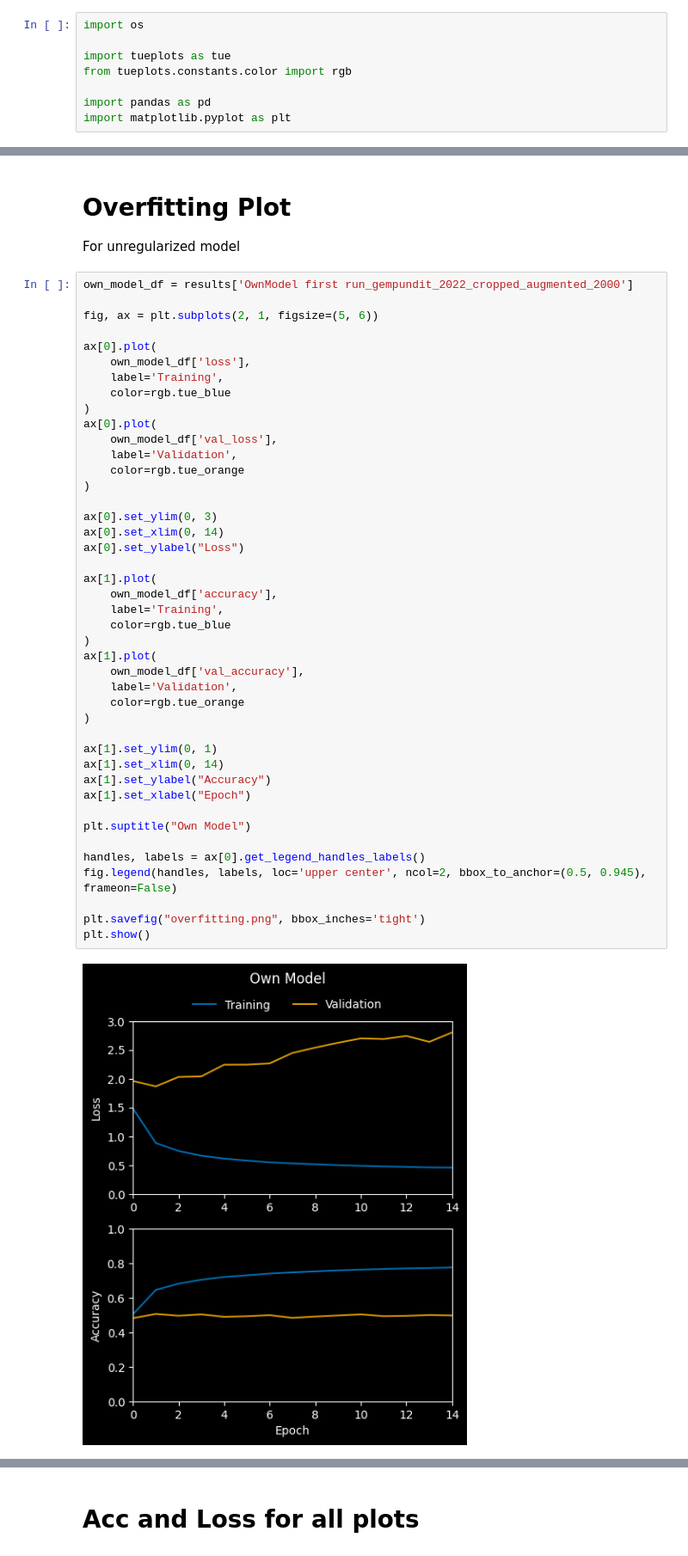
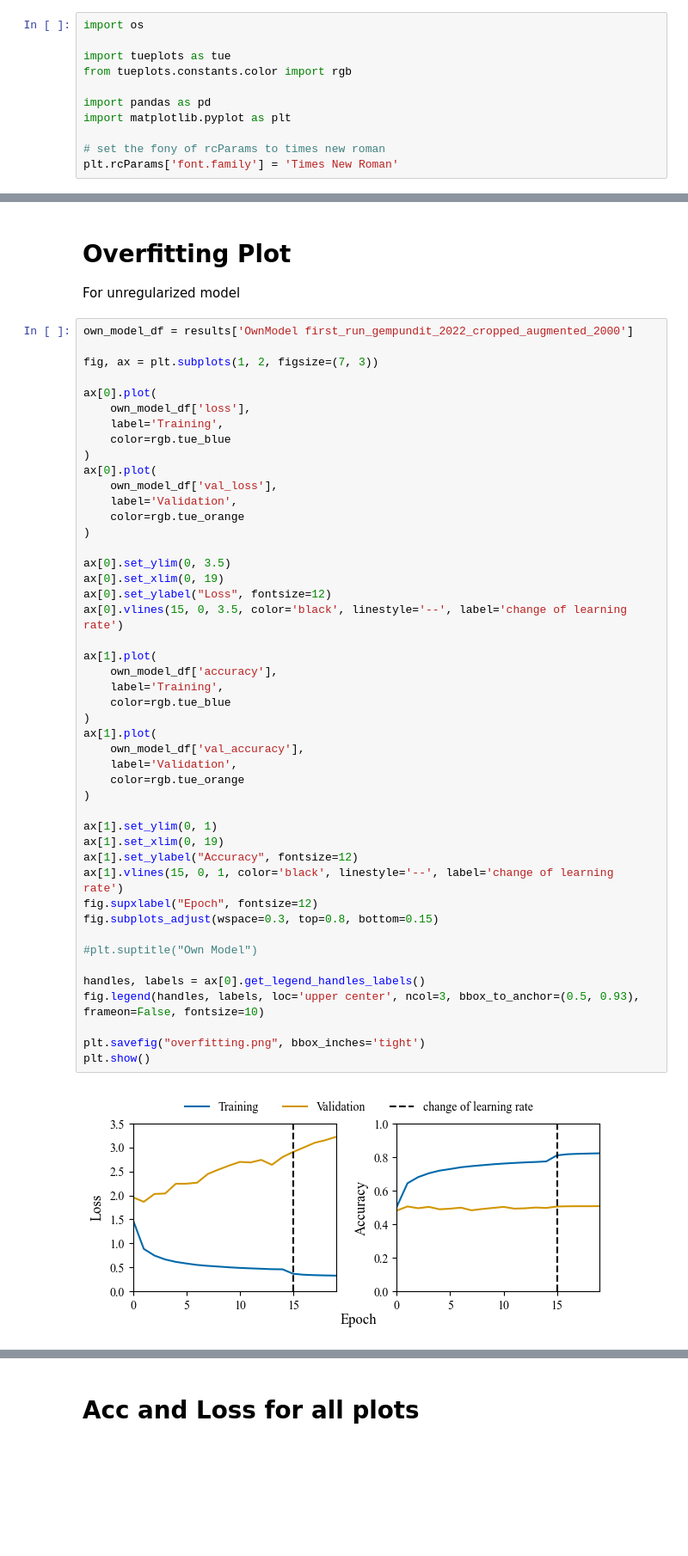
Before and after one commit to stedavkle/gemstone-classifier, a Jupyter notebook: src/05_plots.ipynb, the cells around one changed output, grey strips where cells are left out. Shown: that part at 86% size. Drawn from its saved outputs; the diff is of its cells as text; blank space fills up the shorter version.

Commit message:
plots

```diff
--- a/src/05_plots.ipynb
+++ b/src/05_plots.ipynb
@@ -6,4 +6,7 @@ from tueplots.constants.color import rgb
 
 import pandas as pd
 import matplotlib.pyplot as plt
+
+# set the fony of rcParams to times new roman
+plt.rcParams['font.family'] = 'Times New Roman'
 # %%
@@ -96,48 +99,51 @@ plt.show()
 
 For unregularized model
 # %%
-own_model_df = results['OwnModel first run_gempundit_2022_cropped_augmented_2000']
+own_model_df = results['OwnModel first_run_gempundit_2022_cropped_augmented_2000']
 
-fig, ax = plt.subplots(2, 1, figsize=(5, 6))
+fig, ax = plt.subplots(1, 2, figsize=(7, 3))
 
 ax[0].plot(
     own_model_df['loss'],
     label='Training',
     color=rgb.tue_blue
 )
 ax[0].plot(
     own_model_df['val_loss'],
     label='Validation',
     color=rgb.tue_orange
 )
 
-ax[0].set_ylim(0, 3)
-ax[0].set_xlim(0, 14)
-ax[0].set_ylabel("Loss")
+ax[0].set_ylim(0, 3.5)
+ax[0].set_xlim(0, 19)
+ax[0].set_ylabel("Loss", fontsize=12)
+ax[0].vlines(15, 0, 3.5, color='black', linestyle='--', label='change of learning rate')
 
 ax[1].plot(
     own_model_df['accuracy'],
     label='Training',
     color=rgb.tue_blue
 )
 ax[1].plot(
     own_model_df['val_accuracy'],
     label='Validation',
     color=rgb.tue_orange
 )
 
 ax[1].set_ylim(0, 1)
-ax[1].set_xlim(0, 14)
-ax[1].set_ylabel("Accuracy")
-ax[1].set_xlabel("Epoch")
+ax[1].set_xlim(0, 19)
+ax[1].set_ylabel("Accuracy", fontsize=12)
+ax[1].vlines(15, 0, 1, color='black', linestyle='--', label='change of learning rate')
+fig.supxlabel("Epoch", fontsize=12)
+fig.subplots_adjust(wspace=0.3, top=0.8, bottom=0.15)
 
-plt.suptitle("Own Model")
+#plt.suptitle("Own Model")
 
 handles, labels = ax[0].get_legend_handles_labels()
-fig.legend(handles, labels, loc='upper center', ncol=2, bbox_to_anchor=(0.5, 0.945), frameon=False)
+fig.legend(handles, labels, loc='upper center', ncol=3, bbox_to_anchor=(0.5, 0.93), frameon=False, fontsize=10)
 
 plt.savefig("overfitting.png", bbox_inches='tight')
 plt.show()
 # %% [output]
-[figure, old version]
+[figure, new version]
 # %%
```
Also changed, not shown: parts of 9 cells of this notebook, 11 other files.
